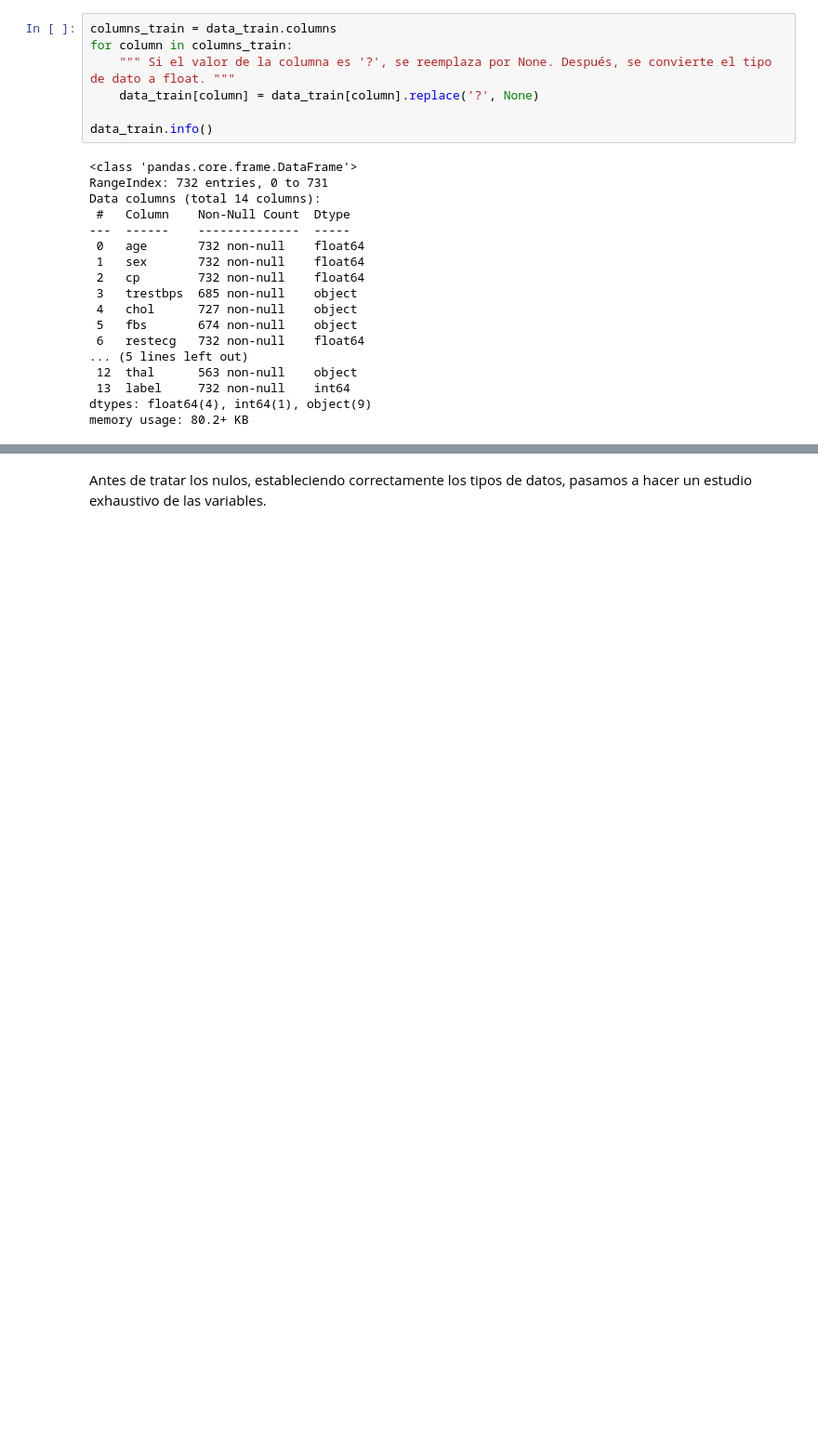
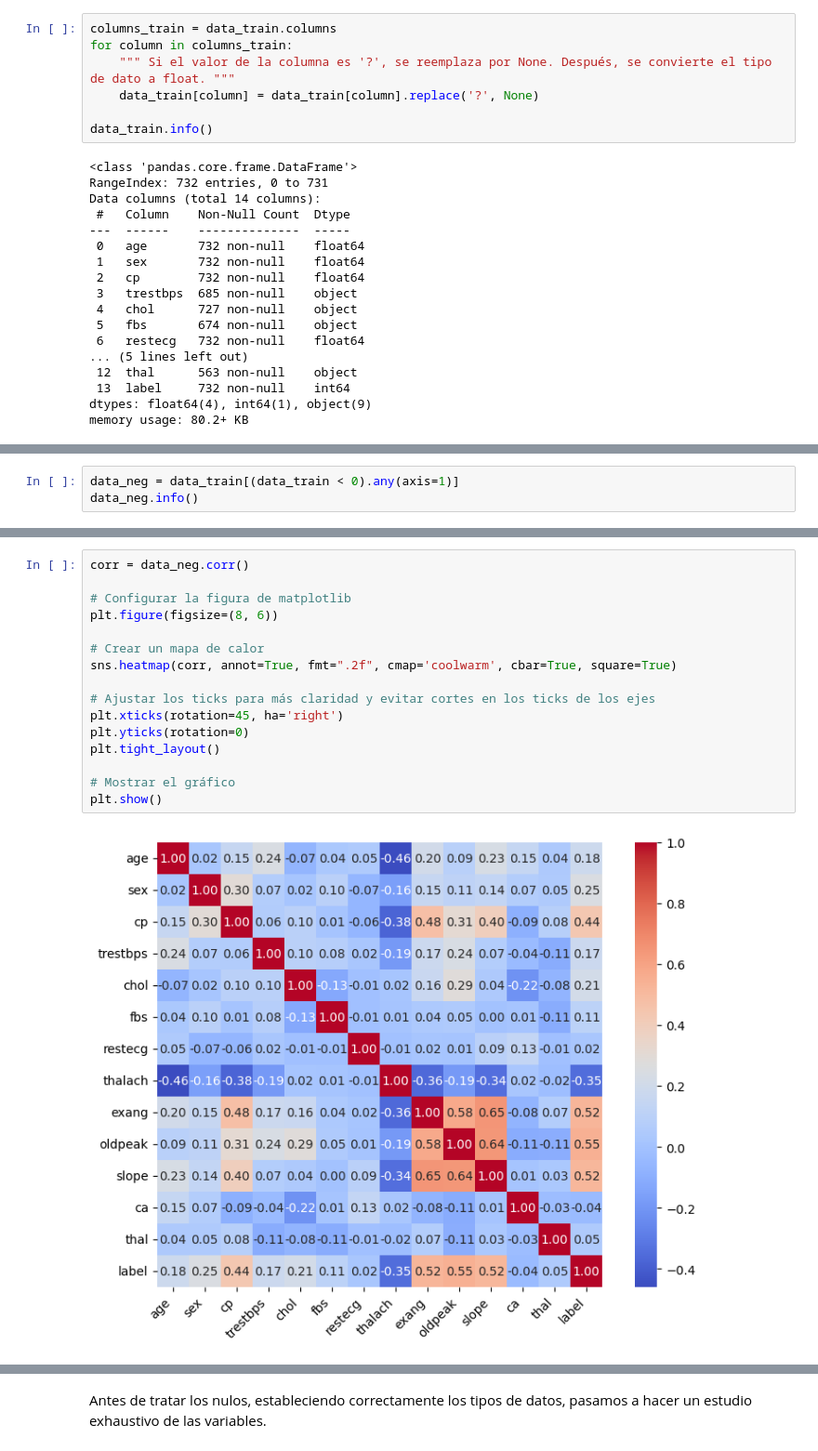
Before and after one commit to emartgo/mdata_dp3, a Jupyter notebook: 01_dp3_EDA/dp3_EDA.ipynb, the cells around one changed output, grey strips where cells are left out. Shown: that part at 93% size. Cells and saved outputs as stored; diff of their text form; blank space fills up the shorter version.

```diff
--- a/01_dp3_EDA/dp3_EDA.ipynb
+++ b/01_dp3_EDA/dp3_EDA.ipynb
@@ -69,0 +148,3 @@ memory usage: 80.2+ KB
+# %%
+data_neg = data_train[(data_train < 0).any(axis=1)]
+data_neg.info()
@@ -69,0 +169,18 @@ memory usage: 80.2+ KB
+# %%
+corr = data_neg.corr()
+
+# Configurar la figura de matplotlib
+plt.figure(figsize=(8, 6))
+
+# Crear un mapa de calor
+sns.heatmap(corr, annot=True, fmt=".2f", cmap='coolwarm', cbar=True, square=True)
+
+# Ajustar los ticks para más claridad y evitar cortes en los ticks de los ejes
+plt.xticks(rotation=45, ha='right')
+plt.yticks(rotation=0)
+plt.tight_layout()
+
+# Mostrar el gráfico
+plt.show()
+# %% [output]
+[figure, added]
```
Also changed, not shown: parts of 33 cells of this notebook.
